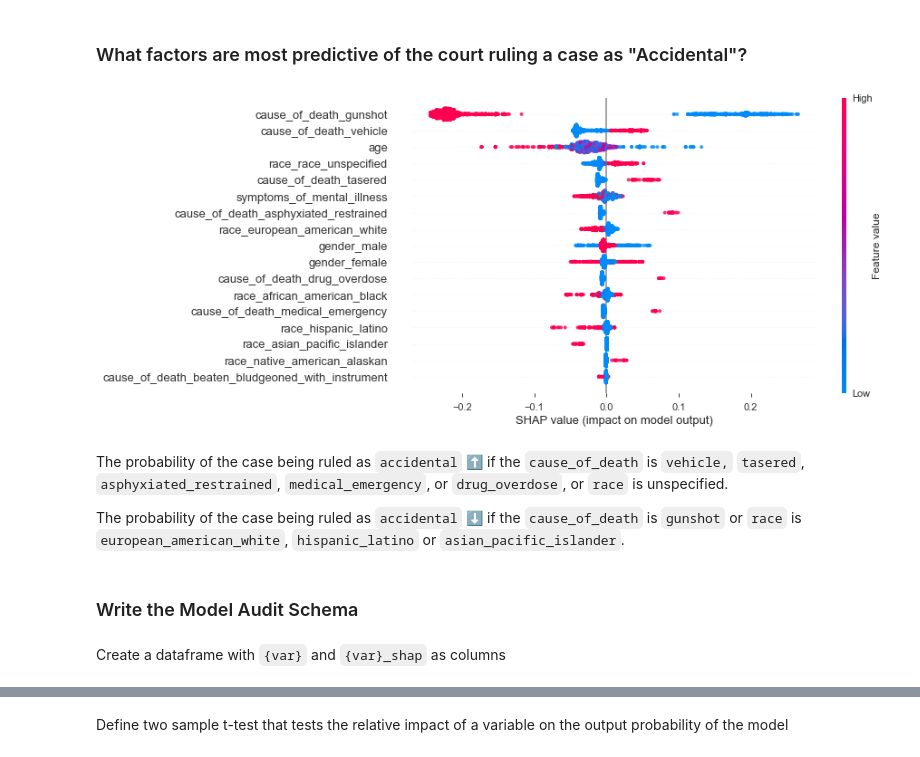
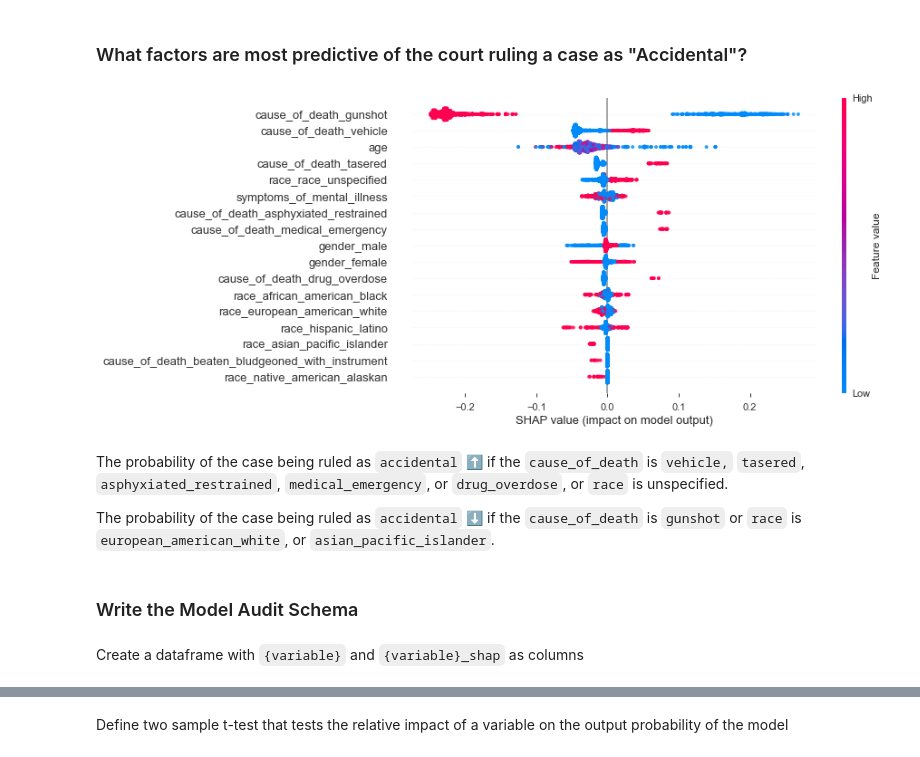
Before and after one commit to unionai-oss/pandera-presentations, a Jupyter notebook: notebooks/20200505_scipy_conference.ipynb, the cells around one changed output, grey strips where cells are left out. Cells and saved outputs as stored; diff of their text form; code cells hidden in the pictures.

```diff
--- a/notebooks/20200505_scipy_conference.ipynb
+++ b/notebooks/20200505_scipy_conference.ipynb
@@ -598,14 +617,24 @@ causes_of_death = [
+# %%
+genders = ["female", "male", "transgender", "transexual"]
+races = [
+    "african_american_black", "asian_pacific_islander",
+    "european_american_white", "hispanic_latino", "middle_eastern",
+    "native_american_alaskan", "race_unspecified",
+]
+causes_of_death = [
+    'asphyxiated_restrained', 'beaten_bludgeoned_with_instrument',
+    'burned_smoke_inhalation', 'chemical_agent_pepper_spray',
+    'drowned', 'drug_overdose', 'fell_from_a_height', 'gunshot',
+    'medical_emergency', 'other', 'stabbed', 'tasered', 'undetermined',
+    'unknown', 'vehicle'
+]
 # %%
 schema = pa.DataFrameSchema(
     {
         "age": Column(pa.Float, Check.in_range(0, 120), nullable=True),
         "gender": Column(pa.String, Check.isin(genders), nullable=True),
         "race": Column(pa.String, Check.isin(races), nullable=True),
-        "cause_of_death": Column(
-            pa.String,
-            Check.isin(causes_of_death),
-            nullable=True
-        ),
+        "cause_of_death": Column(pa.String, Check.isin(causes_of_death), nullable=True),
         "symptoms_of_mental_illness": Column(pa.Bool, nullable=True),
         "disposition_accidental": Column(pa.Bool),
     },
@@ -660,6 +689,9 @@ def binarize_mental_illness(symptoms_of_mental_illness: pd.Series):
         .mask(lambda s: s.dropna().str.contains("unknown"))
         != "no"
     )
+
+def clean_string_values(str_series):
+    return str_series.str.lower().str.replace('-|/| ', '_')
 
 def normalize_age_range(age: pd.Series, pattern: str = "-|/| or "):
     to_normalize = age.str.contains(pattern) & age.notna()
@@ -701,7 +733,7 @@ def clean_data(df):
                 "gender", "race", "cause_of_death",
                 "symptoms_of_mental_illness", "dispositions_exclusions"
             ],
-            lambda s: s.str.lower(),
+            clean_string_values,
             elementwise=False
         )
         .transform_column(
@@ -1110,23 +1201,23 @@ Setting feature_perturbation = "tree_path_dependent" because no background data
 # %%
 shap.summary_plot(
     shap_values[1],
     X_test_array,
     feature_names,
     plot_type="dot",
     max_display=17,
     plot_size=(10, 6),
-    alpha=0.8
+    alpha=0.8,
 )
 # %% [output]
-[figure, old version]
+[figure, new version]
 # %% [markdown]
 The probability of the case being ruled as `accidental` ⬆️ if the `cause_of_death` is `vehicle,` `tasered`, `asphyxiated_restrained`, `medical_emergency`, or `drug_overdose`, or `race` is unspecified.
 
-The probability of the case being ruled as `accidental` ⬇️ if the `cause_of_death` is `gunshot` or `race` is `european_american_white`, `hispanic_latino` or `asian_pacific_islander`.
+The probability of the case being ruled as `accidental` ⬇️ if the `cause_of_death` is `gunshot` or `race` is `european_american_white`, or `asian_pacific_islander`.
 # %% [markdown]
 ### Write the Model Audit Schema
 # %% [markdown]
-Create a dataframe with `{var}` and `{var}_shap` as columns
+Create a dataframe with `{variable}` and `{variable}_shap` as columns
 # %%
 audit_dataframe = (
     pd.concat(
```
Also changed, not shown: parts of 58 cells of this notebook, 6 other files.
